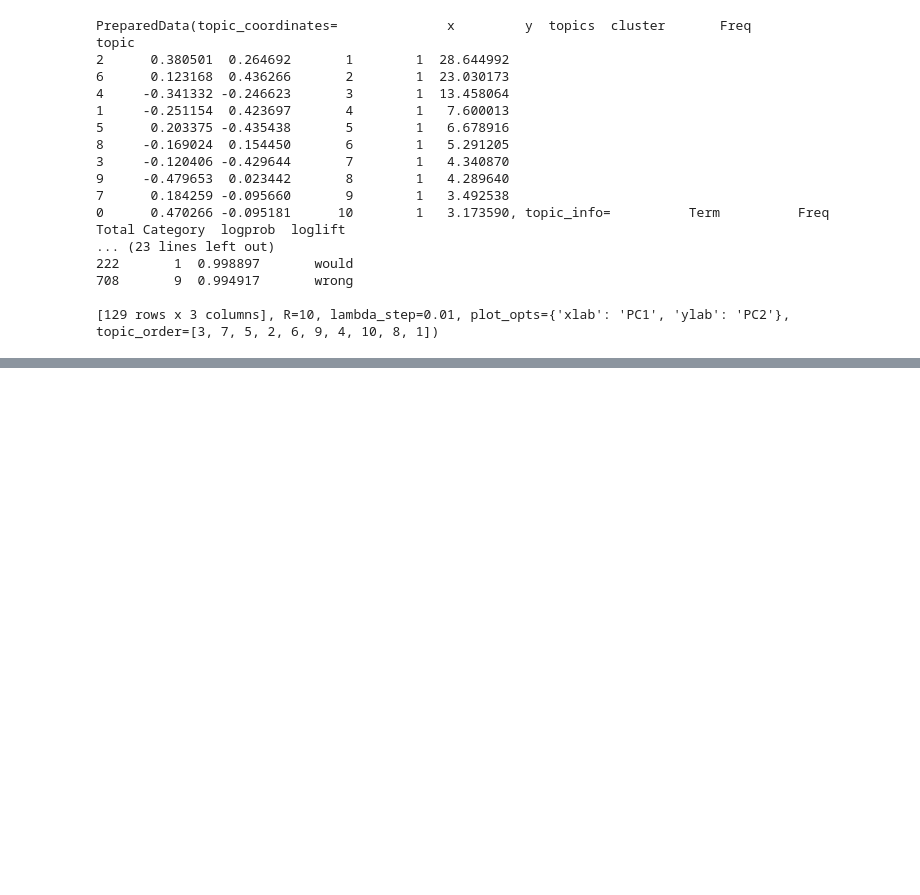
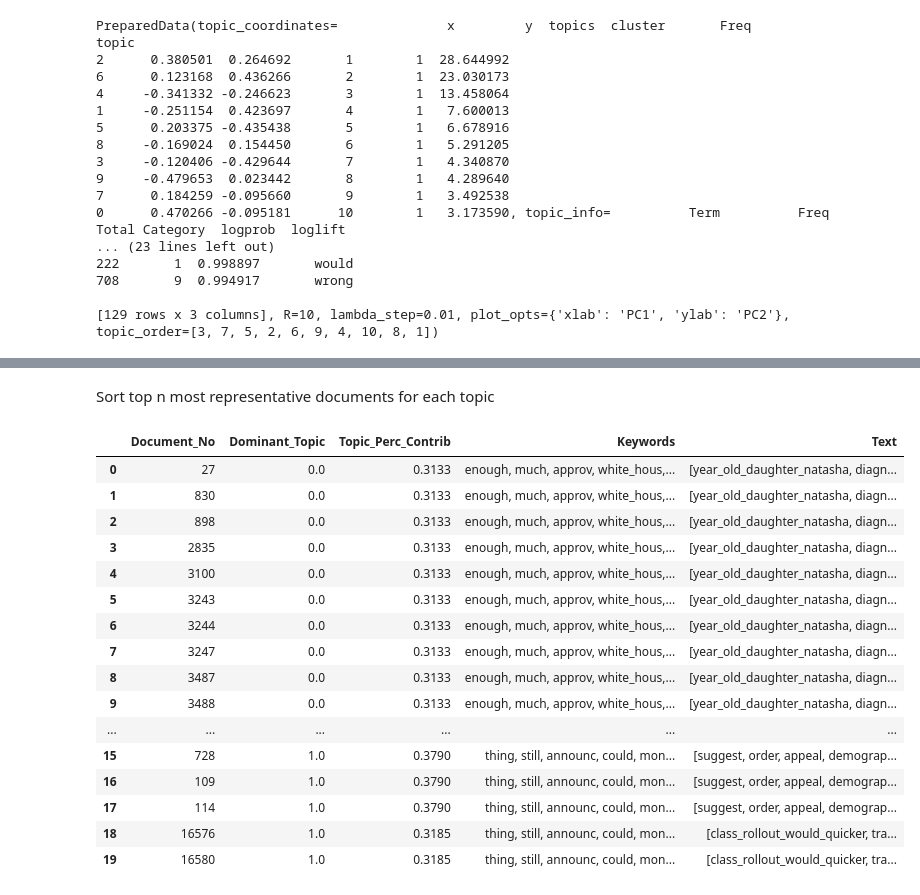
Before and after one commit to allisoncahanin/COVID-Twitter-Sentiment_ARLIS, a Jupyter notebook: Victoria_TM-checkpoint.ipynb, the cells around one changed output, grey strips where cells are left out. Drawn from its saved outputs; the diff is of its cells as text; code cells hidden in the pictures; blank space fills up the shorter version.

Commit message:
Updated Ontario and Victoria TM
Updated topic models to include get_best_docs function

```diff
--- a/Victoria_TM-checkpoint.ipynb
+++ b/Victoria_TM-checkpoint.ipynb
@@ -240,0 +243,3 @@ topic
+# %%
+for idx, topic in lda_model.show_topics(formatted=False, num_words= 15):
+    print('Topic: {} \nWords: {}'.format(idx, ', '.join([w[0] for w in topic])))
@@ -240,0 +320,20 @@ topic
+# %%
+# Display setting to show more characters in column
+pd.options.display.max_colwidth = 100
+
+sent_topics_sorteddf_mallet = pd.DataFrame()
+sent_topics_outdf_grpd = df_topic_sents_keywords.groupby('Dominant_Topic')
+
+for i, grp in sent_topics_outdf_grpd:
+    sent_topics_sorteddf_mallet = pd.concat([sent_topics_sorteddf_mallet,
+                                             grp.sort_values(['Perc_Contribution'], ascending=False).head(1)],
+                                            axis=0)
+
+# Reset Index
+sent_topics_sorteddf_mallet.reset_index(drop=True, inplace=True)
+
+# Format
+sent_topics_sorteddf_mallet.columns = ['Topic_Num', "Topic_Perc_Contrib", "Keywords", "Representative Text"]
+
+# Show
+sent_topics_sorteddf_mallet.head(10)
@@ -240,0 +352,39 @@ topic
+# %% [markdown]
+Sort top n most representative documents for each topic
+# %%
+def get_best_docs(df,t,n):
+    '''Return most representative documents '''
+    x = range(t)
+    topics = []
+    for i in x:
+        float(i)
+        topics.append(i)
+    best_docs = pd.DataFrame(columns = ['Document_No', 'Dominant_Topic', 'Topic_Perc_Contrib', 'Keywords', 'Text'])
+    for topic in topics:
+        sub_df = df.loc[df['Dominant_Topic'] == topic]
+        sub_sorted = sub_df.sort_values(['Topic_Perc_Contrib'], ascending = False)
+        top_sorted = sub_sorted.head(n)
+        best_docs = best_docs.append(top_sorted, ignore_index = True)
+    return best_docs
+# %%
+top = get_best_docs(df_dominant_topic, t=10, n=15)
+type(df_dominant_topic)
+top.head(20)
+# %% [output]
+|  | Document_No | Dominant_Topic | Topic_Perc_Contrib | Keywords | Text |
+| 0 | 27 | 0.0 | 0.3133 | enough, much, approv, white_hous,... | [year_old_daughter_natasha, diagn... |
+| 1 | 830 | 0.0 | 0.3133 | enough, much, approv, white_hous,... | [year_old_daughter_natasha, diagn... |
+| 2 | 898 | 0.0 | 0.3133 | enough, much, approv, white_hous,... | [year_old_daughter_natasha, diagn... |
+| 3 | 2835 | 0.0 | 0.3133 | enough, much, approv, white_hous,... | [year_old_daughter_natasha, diagn... |
+| 4 | 3100 | 0.0 | 0.3133 | enough, much, approv, white_hous,... | [year_old_daughter_natasha, diagn... |
+| 5 | 3243 | 0.0 | 0.3133 | enough, much, approv, white_hous,... | [year_old_daughter_natasha, diagn... |
+| 6 | 3244 | 0.0 | 0.3133 | enough, much, approv, white_hous,... | [year_old_daughter_natasha, diagn... |
+| 7 | 3247 | 0.0 | 0.3133 | enough, much, approv, white_hous,... | [year_old_daughter_natasha, diagn... |
+| 8 | 3487 | 0.0 | 0.3133 | enough, much, approv, white_hous,... | [year_old_daughter_natasha, diagn... |
+| 9 | 3488 | 0.0 | 0.3133 | enough, much, approv, white_hous,... | [year_old_daughter_natasha, diagn... |
+| ... | ... | ... | ... | ... | ... |
+| 15 | 728 | 1.0 | 0.3790 | thing, still, announc, could, mon... | [suggest, order, appeal, demograp... |
+| 16 | 109 | 1.0 | 0.3790 | thing, still, announc, could, mon... | [suggest, order, appeal, demograp... |
+| 17 | 114 | 1.0 | 0.3790 | thing, still, announc, could, mon... | [suggest, order, appeal, demograp... |
+| 18 | 16576 | 1.0 | 0.3185 | thing, still, announc, could, mon... | [class_rollout_would_quicker, tra... |
+| 19 | 16580 | 1.0 | 0.3185 | thing, still, announc, could, mon... | [class_rollout_would_quicker, tra... |
```
Also changed, not shown: parts of 8 cells of this notebook.
